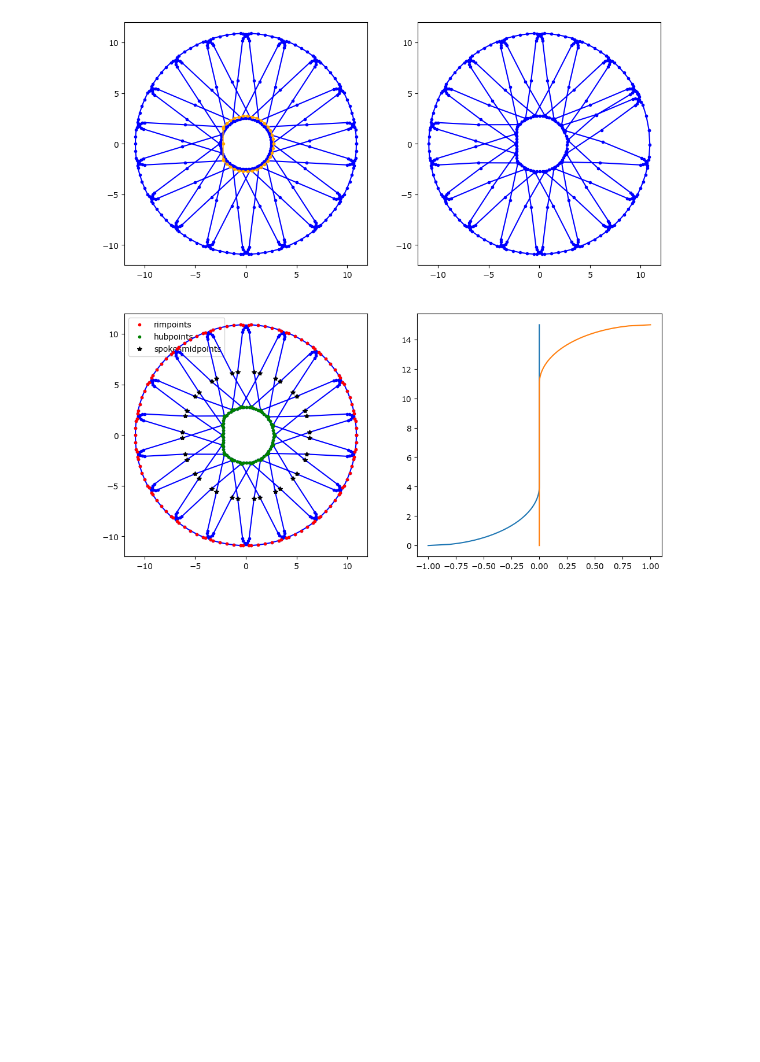
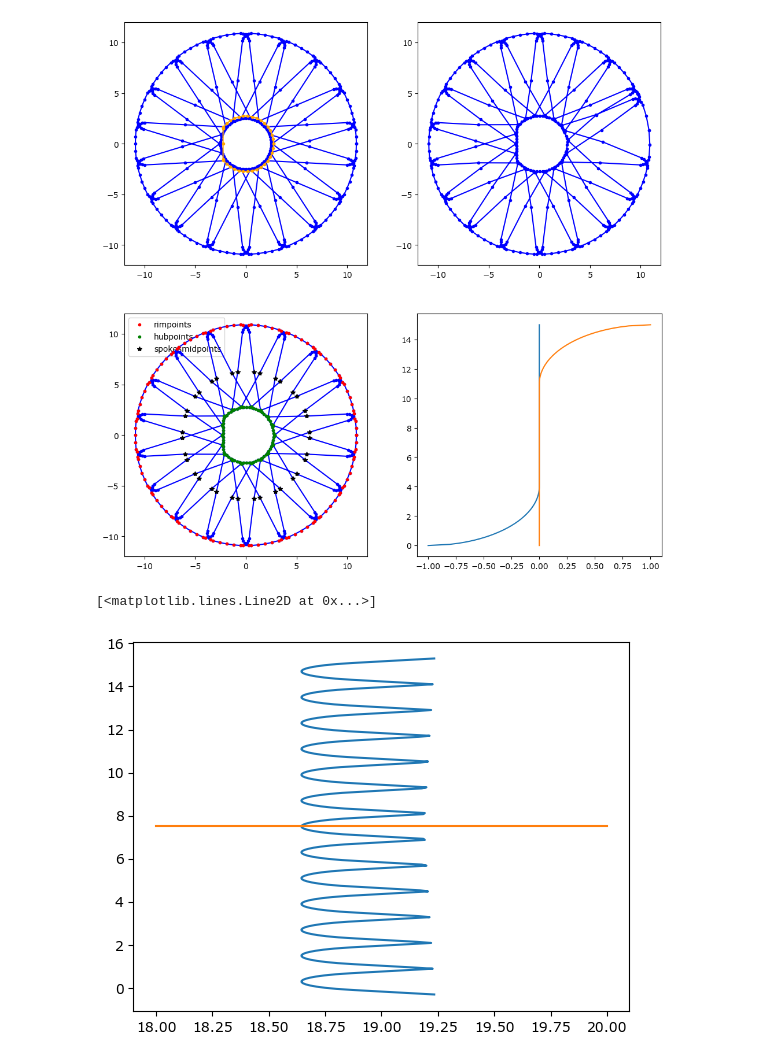
Before and after one commit to RichardPotthoff/myrepo, a Jupyter notebook: turtle_capstan.ipynb, the cells around one changed output. Drawn from its saved outputs; the diff is of its cells as text; code cells hidden in the pictures; blank space fills up the shorter version.

```diff
--- a/turtle_capstan.ipynb
+++ b/turtle_capstan.ipynb
@@ -201,6 +201,30 @@ ax3.legend(loc='upper left')
 plt.show()
 # %% [output]
 [figure]
+# %%
+from matplotlib import pyplot as plt
+import numpy as np
+def thread_depth_pattern(z,phi,pitch=1.2,d_wire=0.9,l_circ=60,tang_ang=30*deg,z0=0.0):
+    r_circ=(l_circ**2-pitch**2)**0.5/np.pi
+    r_wire=d_wire/2
+    z_=abs((z-z0+phi/(2*pi)*pitch+pitch/2)%pitch-pitch/2)
+    flank=z_>r_wire*np.cos(tang_ang)
+    result=np.zeros_like(z)+r_circ
+    result[flank]+=z_[flank]/np.tan(tang_ang)-r_wire/np.sin(tang_ang)
+    result[~flank]-=(r_wire**2 - z_[~flank]**2)**0.5
+    return result
+
+zb=0.0
+zt=15.0
+pitch=1.2
+zmid=(zt+zb)/2
+n=((zt-zb)+pitch/2)//pitch
+z=np.linspace(zmid-n/2*pitch,zmid+n/2*pitch,301 )
+plt.plot(thread_depth_pattern(z,0,z0=zmid),z)
+plt.plot((18,20),(zmid,zmid))
+# %% [output]
+[<matplotlib.lines.Line2D at 0x...>]
+[figure, added]
 # %%
  if 'google.colab' in str(get_ipython()):
   try:
```
Also changed, not shown: parts of 2 cells of this notebook.
